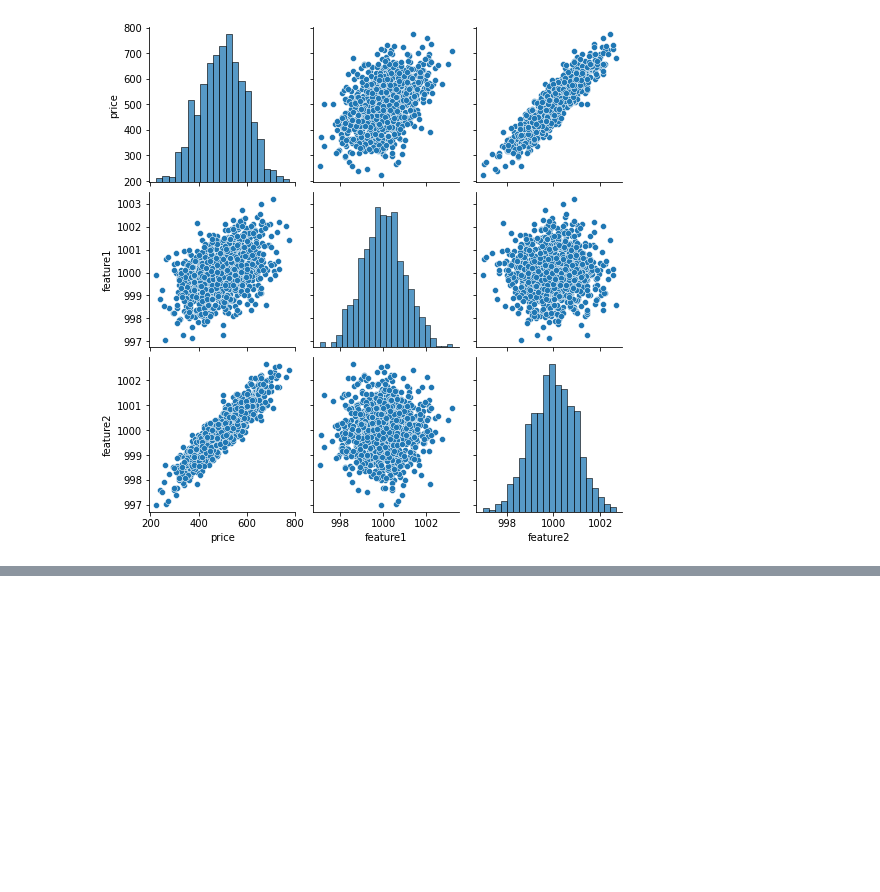
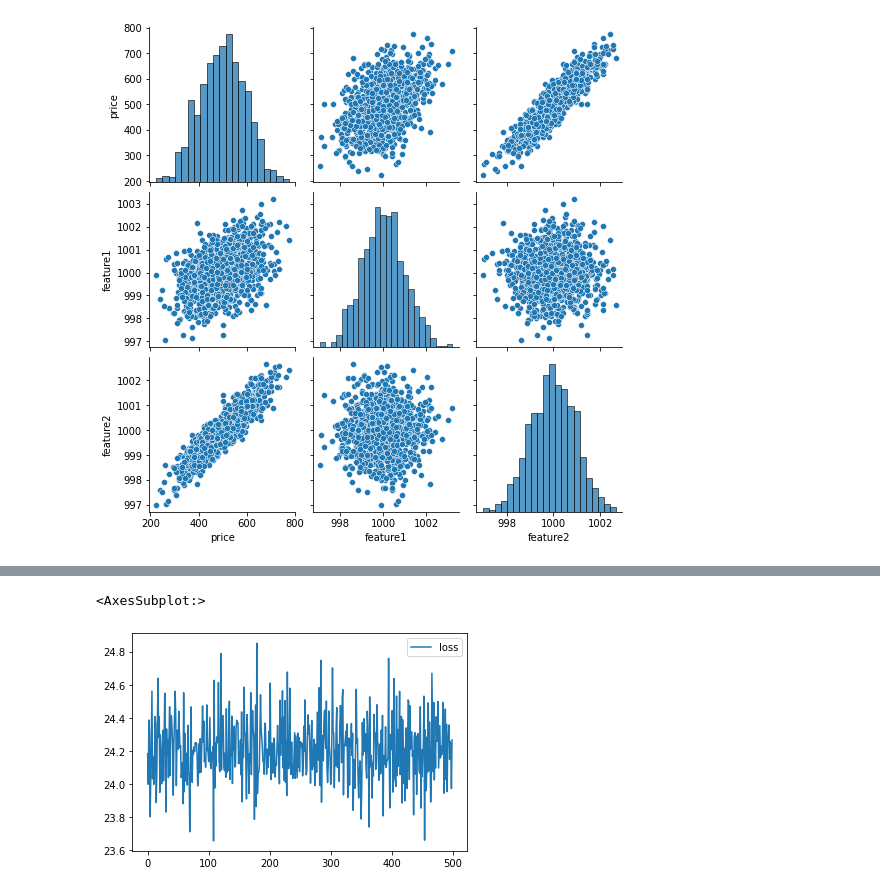
Before and after one commit to ShahriarRu/Deep-Learning, a Jupyter notebook: ANN/Keras Basic.ipynb, the cells around one changed output, grey strips where cells are left out. Cells and saved outputs as stored; diff of their text form; code cells hidden in the pictures; blank space fills up the shorter version.

```diff
--- a/ANN/Keras Basic.ipynb
+++ b/ANN/Keras Basic.ipynb
@@ -31,0 +83,5 @@ scaler = MinMaxScaler()
+# %%
+loss_df.plot()
+# %% [output]
+<AxesSubplot:>
+[figure, added]
```
Also changed, not shown: parts of 8 cells of this notebook.
